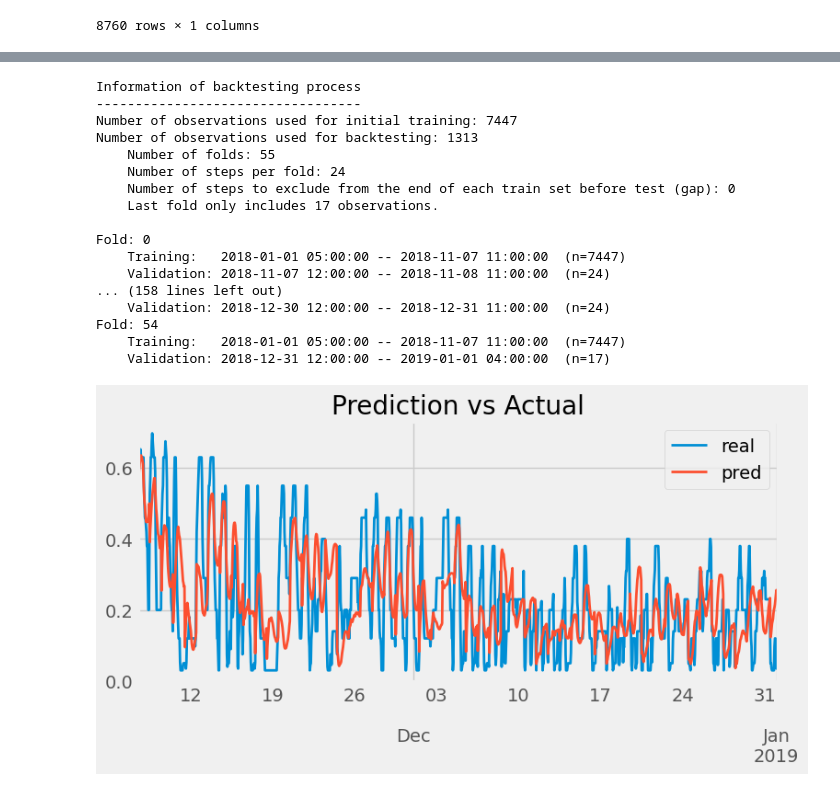
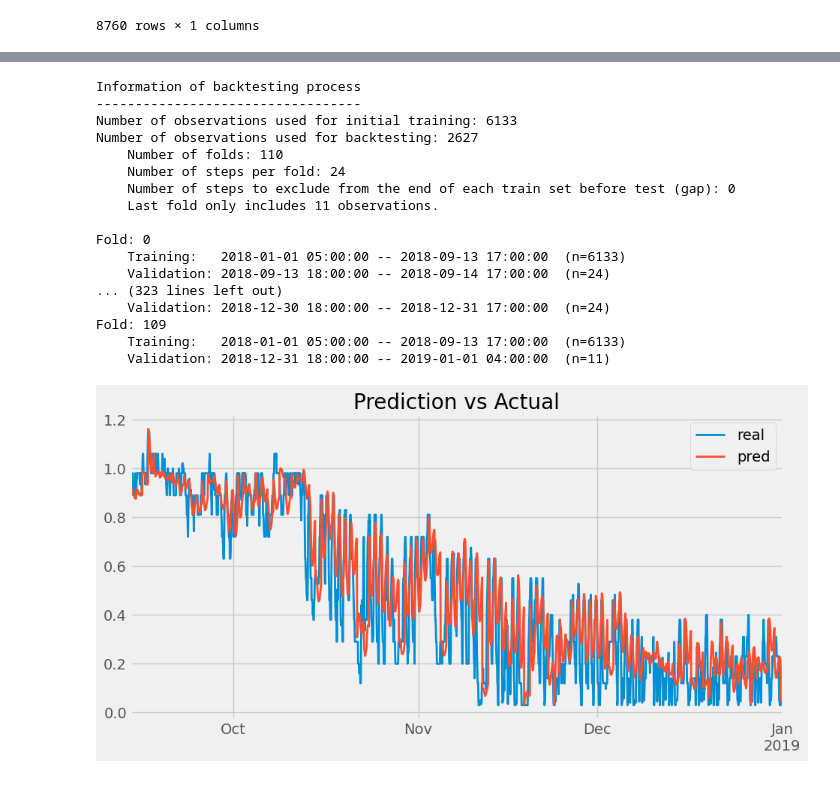
Before and after one commit to EdgarSantamaria/EnergyUsagePredictor, a Jupyter notebook: Prophet.ipynb, the cells around one changed output, grey strips where cells are left out. Cells and saved outputs as stored; diff of their text form; code cells hidden in the pictures.

```diff
--- a/Prophet.ipynb
+++ b/Prophet.ipynb
@@ -281,16 +577,12 @@ data.asfreq(freq='1H', fill_value=np.nan)
 # %%
 total_rows = len(data)
 train_percent = 0.7
-validation_percent = 0.15
 
 train_index = int(total_rows * train_percent)
-validation_index = train_index + int(total_rows * validation_percent)
 
 train_date = data.index[train_index]
-validation_date = data.index[validation_index]
 
 train = data.loc[data.index <= train_date].copy()
-validation = data.loc[(data.index > train_date) & (data.index <= validation_date)].copy()
-test = data.loc[data.index > validation_date].copy()
+test = data.loc[data.index > train_date].copy()
 # %%
 print(f"Train dates      : {train.index.min()} --- {train.index.max()}  (n={len(train)})")
@@ -314,7 +604,7 @@ forecaster = ForecasterAutoreg(
                  transformer_y = StandardScaler()
              )
 
-forecaster.fit(y=data.loc[:validation.index.max(), col])
+forecaster.fit(y=data.loc[:test.index.max(), col])
 forecaster
 # %% [output]
 =================
@@ -335,14 +625,12 @@ Skforecast version: 0.9.1
 Python version: 3.10.12
 Forecaster id: None
 # %%
-# Backtest
-# ==============================================================================
 metric, predictions = backtesting_forecaster(
                           forecaster         = forecaster,
                           y                  = data[col],
                           steps              = 24,
                           metric             = 'mean_absolute_error',
-                          initial_train_size = len(data.loc[:validation.index.max()]),
+                          initial_train_size = len(data.loc[:train.index.max()]),
                           refit              = False,
                           n_jobs             = 'auto',
                           verbose            = True,
@@ -351,27 +639,27 @@ metric, predictions = backtesting_forecaster(
 # %% [output]
 Information of backtesting process
 ----------------------------------
-Number of observations used for initial training: 7447
-Number of observations used for backtesting: 1313
-    Number of folds: 55
+Number of observations used for initial training: 6133
+Number of observations used for backtesting: 2627
+    Number of folds: 110
     Number of steps per fold: 24
     Number of steps to exclude from the end of each train set before test (gap): 0
-    Last fold only includes 17 observations.
+    Last fold only includes 11 observations.
 
 Fold: 0
-    Training:   2018-01-01 05:00:00 -- 2018-11-07 11:00:00  (n=7447)
-    Validation: 2018-11-07 12:00:00 -- 2018-11-08 11:00:00  (n=24)
-... (158 lines left out)
-    Validation: 2018-12-30 12:00:00 -- 2018-12-31 11:00:00  (n=24)
-Fold: 54
-    Training:   2018-01-01 05:00:00 -- 2018-11-07 11:00:00  (n=7447)
-    Validation: 2018-12-31 12:00:00 -- 2019-01-01 04:00:00  (n=17)
+    Training:   2018-01-01 05:00:00 -- 2018-09-13 17:00:00  (n=6133)
+    Validation: 2018-09-13 18:00:00 -- 2018-09-14 17:00:00  (n=24)
+... (323 lines left out)
+    Validation: 2018-12-30 18:00:00 -- 2018-12-31 17:00:00  (n=24)
+Fold: 109
+    Training:   2018-01-01 05:00:00 -- 2018-09-13 17:00:00  (n=6133)
+    Validation: 2018-12-31 18:00:00 -- 2019-01-01 04:00:00  (n=11)
 # %%
-fig, ax = plt.subplots(figsize=(10,15))
+fig, ax = plt.subplots(figsize=(10,5))
 data.loc[predictions.index, col].plot(ax=ax, linewidth=2, label='real')
 predictions.plot(linewidth=2, label='prediction', ax=ax)
 ax.set_title('Prediction vs Actual')
 ax.legend();
 # %% [output]
-[figure, old version]
+[figure, new version]
 # %%
```
Also changed, not shown: parts of 43 cells of this notebook.
